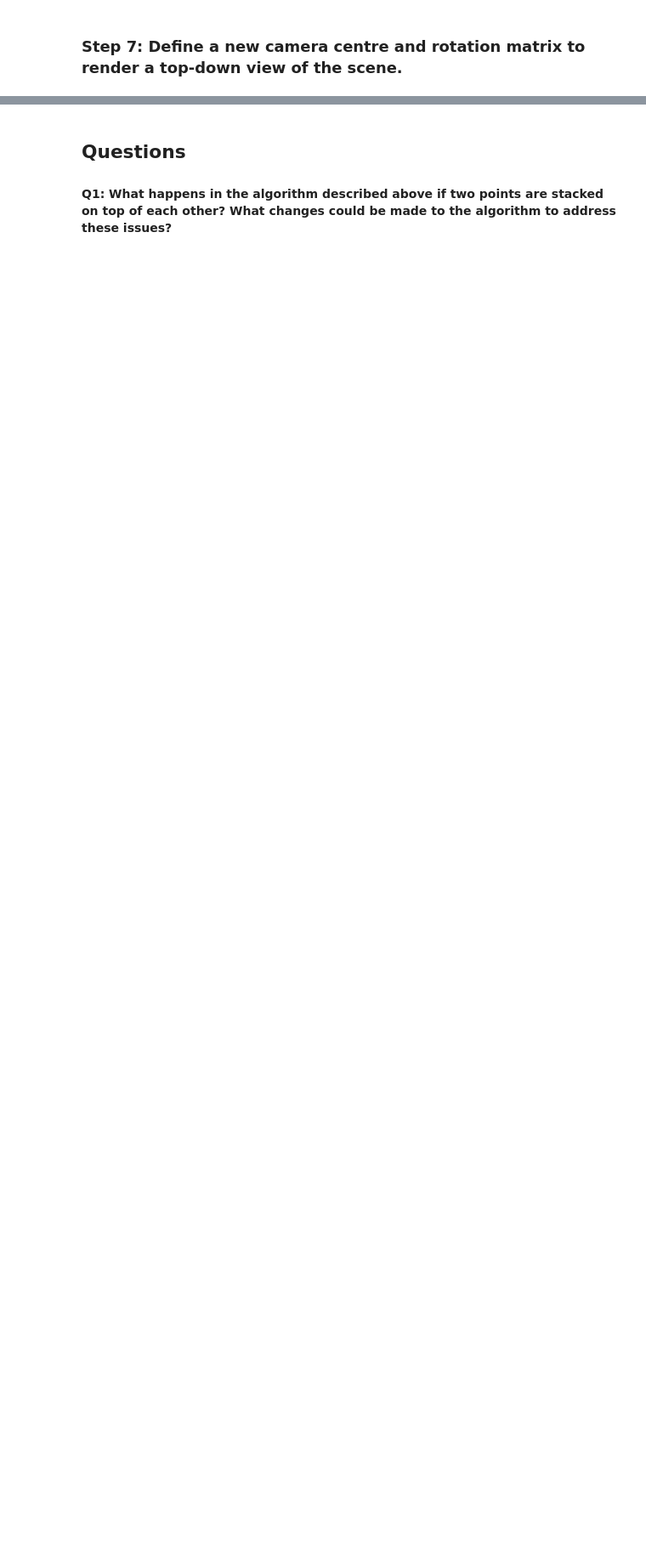
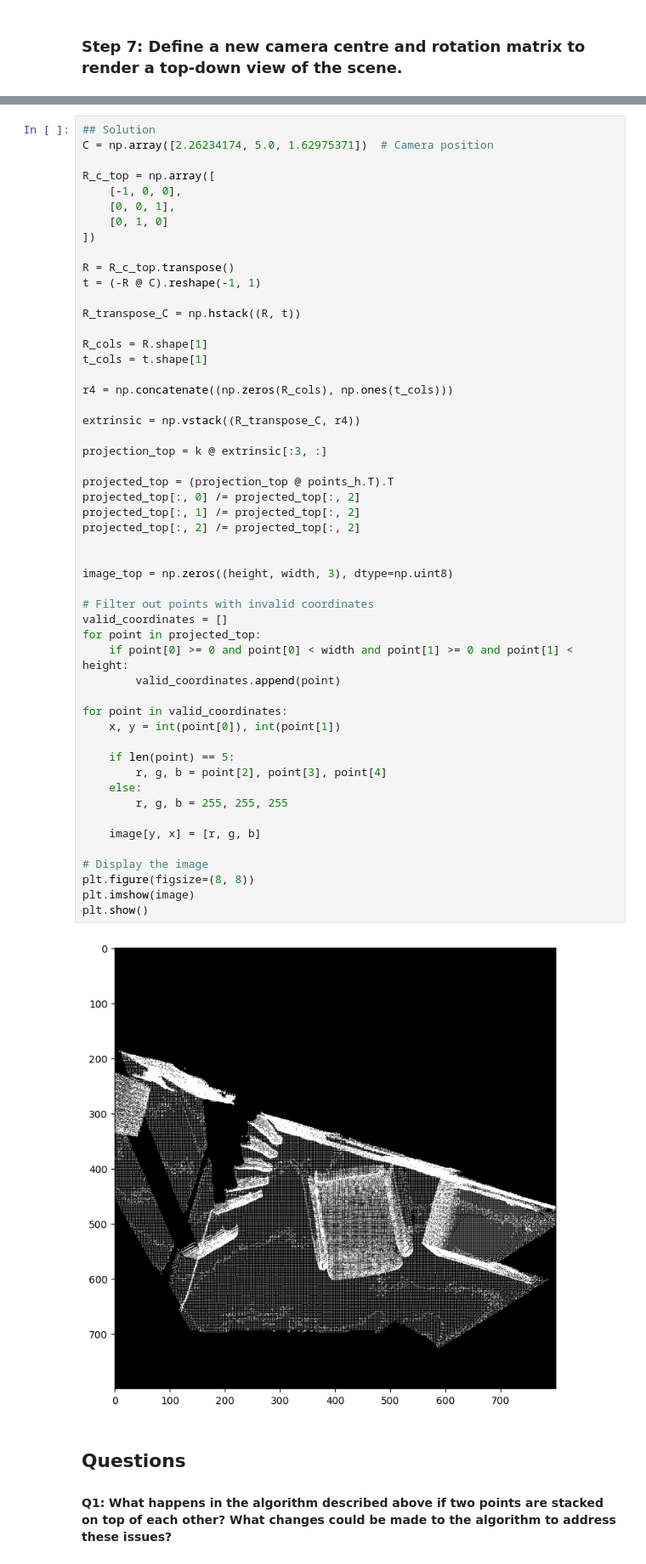
Before and after one commit to adetunjii/robot-vision, a Jupyter notebook: Lab3/lab3.ipynb, the cells around one changed output, grey strips where cells are left out. Shown at 85% size. Saved outputs shown, nothing was run; the diff lists cells and outputs as text; blank space fills up the shorter version.

```diff
--- a/Lab3/lab3.ipynb
+++ b/Lab3/lab3.ipynb
@@ -177,3 +251,57 @@ import matplotlib.pyplot as plt
+# %%
+## Solution
+C = np.array([2.26234174, 5.0, 1.62975371])  # Camera position
+
+R_c_top = np.array([
+    [-1, 0, 0],
+    [0, 0, 1],
+    [0, 1, 0]
+])
+
+R = R_c_top.transpose()
+t = (-R @ C).reshape(-1, 1)
+
+R_transpose_C = np.hstack((R, t))
+
+R_cols = R.shape[1]
+t_cols = t.shape[1]
+
+r4 = np.concatenate((np.zeros(R_cols), np.ones(t_cols)))
+
+extrinsic = np.vstack((R_transpose_C, r4))
+
+projection_top = k @ extrinsic[:3, :]
+
+projected_top = (projection_top @ points_h.T).T
+projected_top[:, 0] /= projected_top[:, 2]
+projected_top[:, 1] /= projected_top[:, 2]
+projected_top[:, 2] /= projected_top[:, 2]
+
+
+image_top = np.zeros((height, width, 3), dtype=np.uint8)
+
+# Filter out points with invalid coordinates
+valid_coordinates = []
+for point in projected_top:
+    if point[0] >= 0 and point[0] < width and point[1] >= 0 and point[1] < height:
+        valid_coordinates.append(point)
+
+for point in valid_coordinates:
+    x, y = int(point[0]), int(point[1])
+
+    if len(point) == 5:
+        r, g, b = point[2], point[3], point[4]
+    else:
+        r, g, b = 255, 255, 255
+
+    image[y, x] = [r, g, b]
+
+# Display the image
+plt.figure(figsize=(8, 8))
+plt.imshow(image)
+plt.show()
+# %% [output]
+[figure, added]
 # %% [markdown]
 ## Questions
 #### Q1: What happens in the algorithm described above if two points are stacked on top of each other? What changes could be made to the algorithm to address these issues?
```
Also changed, not shown: parts of 14 cells of this notebook, 3 other files.
